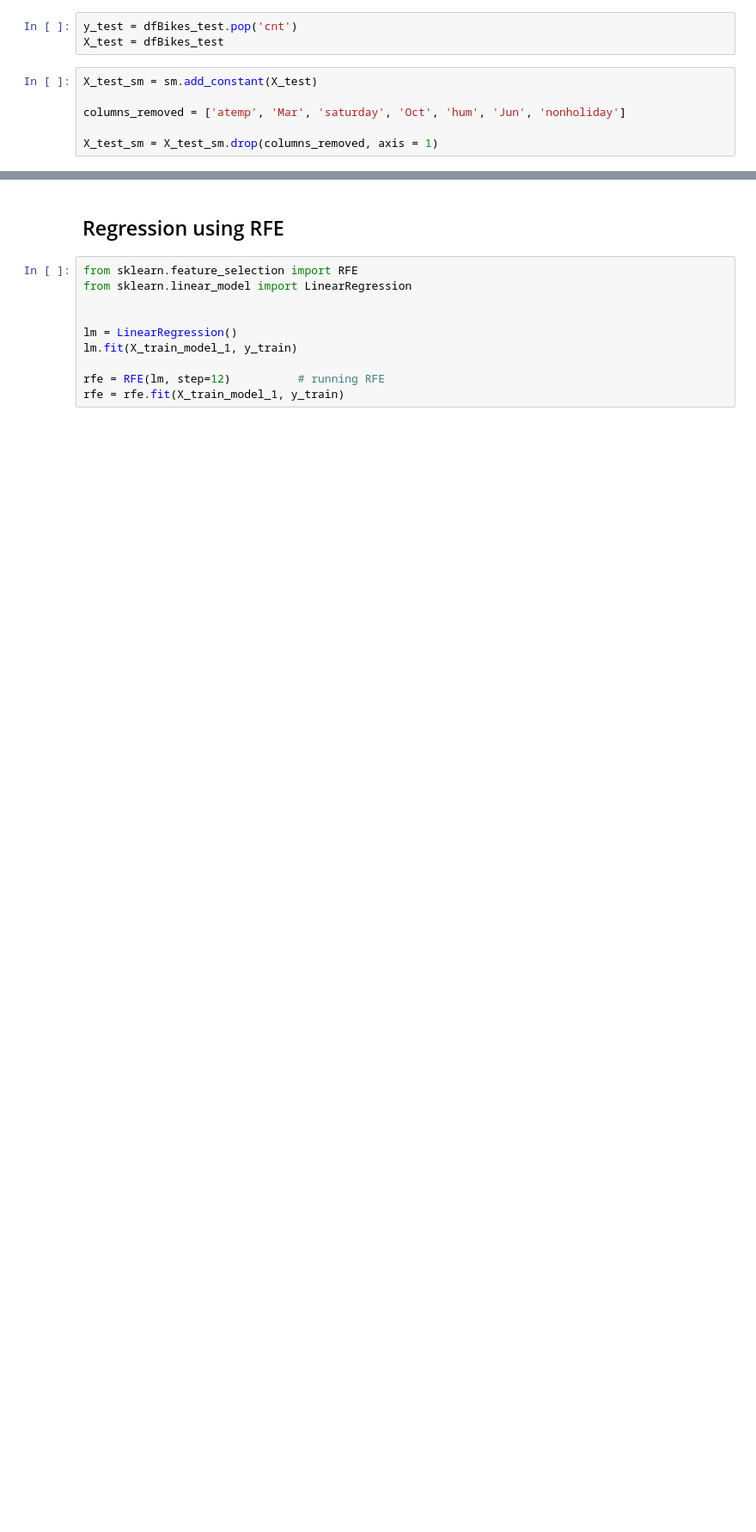
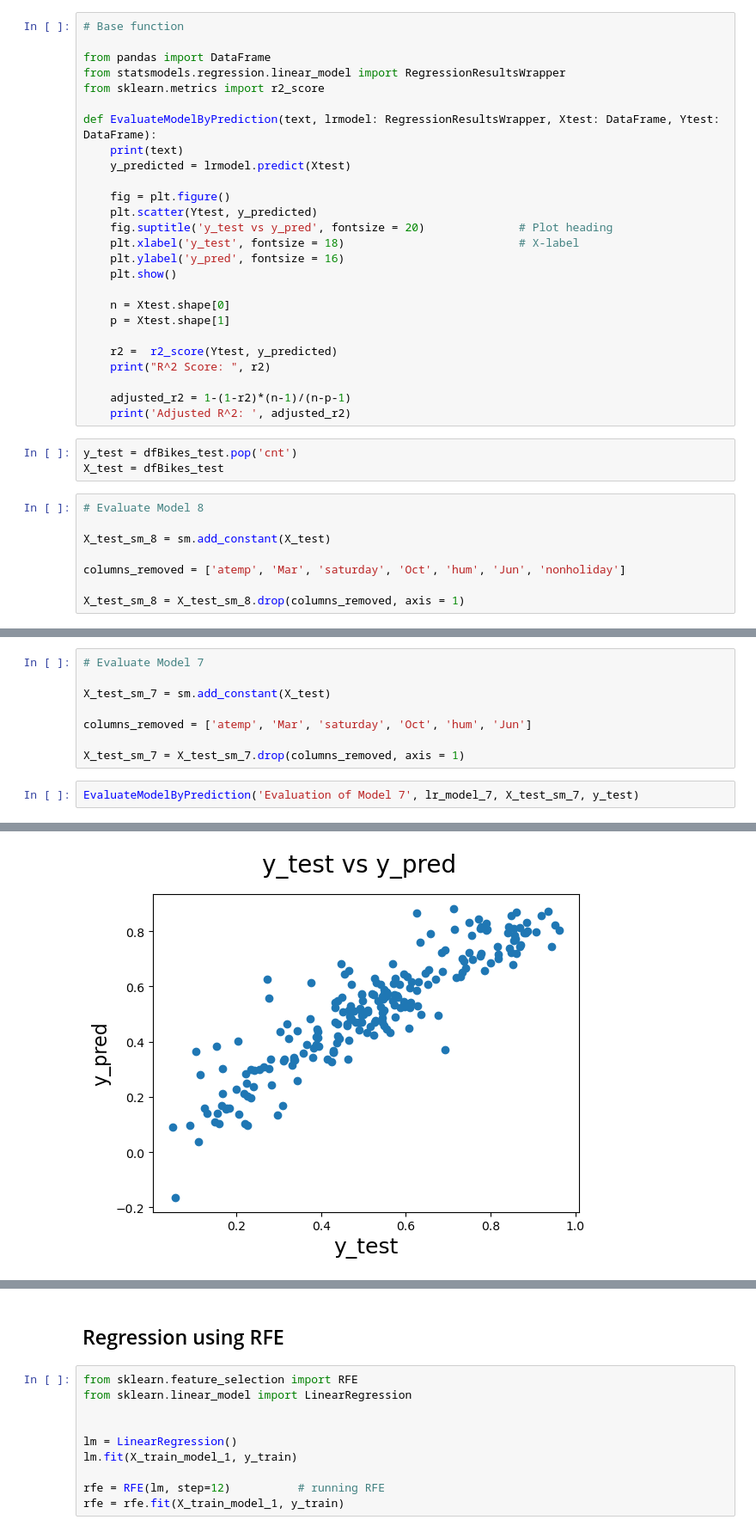
Before and after one commit to ncjanardhan-outlook/ncjpersonal, a Jupyter notebook: Linear Regression Assignment/Linear Regression Assignment - Boom Bikes.ipynb, the cells around one changed output, grey strips where cells are left out. Shown at 86% size. Saved outputs shown, nothing was run; the diff lists cells and outputs as text; blank space fills up the shorter version.

```diff
--- a/Linear Regression Assignment/Linear Regression Assignment - Boom Bikes.ipynb
+++ b/Linear Regression Assignment/Linear Regression Assignment - Boom Bikes.ipynb
@@ -690,12 +690,40 @@ dfBikes_test.describe()
 | 75% | 1.000000 | 0.759096 | 0.714132 | 0.743928 | 0.403048 | 0.672745 | 1.000000 | 1.000000 | 0.000000 | 0.000000 | ... | ... |
 | max | 1.000000 | 0.984424 | 0.980934 | 1.002146 | 0.807474 | 0.963300 | 1.000000 | 1.000000 | 1.000000 | 1.000000 | ... | ... |
 8 rows × 29 columns
+# %%
+# Base function
+
+from pandas import DataFrame
+from statsmodels.regression.linear_model import RegressionResultsWrapper
+from sklearn.metrics import r2_score
+
+def EvaluateModelByPrediction(text, lrmodel: RegressionResultsWrapper, Xtest: DataFrame, Ytest: DataFrame):
+    print(text)
+    y_predicted = lrmodel.predict(Xtest)
+
+    fig = plt.figure()
+    plt.scatter(Ytest, y_predicted)
+    fig.suptitle('y_test vs y_pred', fontsize = 20)              # Plot heading
+    plt.xlabel('y_test', fontsize = 18)                          # X-label
+    plt.ylabel('y_pred', fontsize = 16)
+    plt.show()
+
+    n = Xtest.shape[0]
+    p = Xtest.shape[1]
+
+    r2 =  r2_score(Ytest, y_predicted)
+    print("R^2 Score: ", r2)
+
+    adjusted_r2 = 1-(1-r2)*(n-1)/(n-p-1)
+    print('Adjusted R^2: ', adjusted_r2)
 # %%
 y_test = dfBikes_test.pop('cnt')
 X_test = dfBikes_test
 # %%
-X_test_sm = sm.add_constant(X_test)
+# Evaluate Model 8
+
+X_test_sm_8 = sm.add_constant(X_test)
 
 columns_removed = ['atemp', 'Mar', 'saturday', 'Oct', 'hum', 'Jun', 'nonholiday']
 
-X_test_sm = X_test_sm.drop(columns_removed, axis = 1)
+X_test_sm_8 = X_test_sm_8.drop(columns_removed, axis = 1)
@@ -722,0 +737,11 @@ r2_score(y_test, y_predicted)
+# %%
+# Evaluate Model 7
+
+X_test_sm_7 = sm.add_constant(X_test)
+
+columns_removed = ['atemp', 'Mar', 'saturday', 'Oct', 'hum', 'Jun']
+
+X_test_sm_7 = X_test_sm_7.drop(columns_removed, axis = 1)
+# %%
+EvaluateModelByPrediction('Evaluation of Model 7', lr_model_7, X_test_sm_7, y_test)
+# %% [output]
@@ -722,0 +749 @@ r2_score(y_test, y_predicted)
+[figure, added]
```
Also changed, not shown: parts of 16 cells of this notebook.
